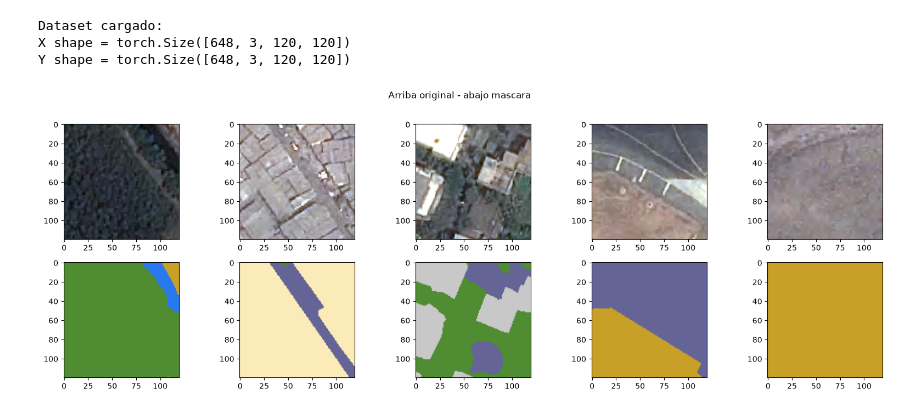
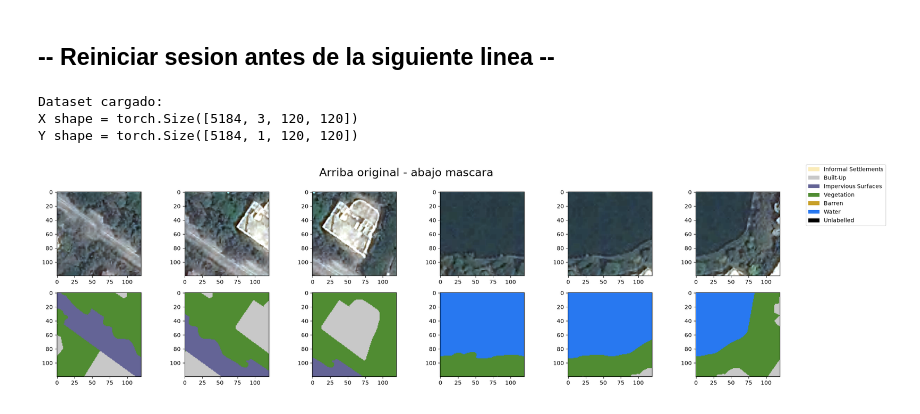
Before and after one commit to Otza02/satellite-img-segmentation, a Jupyter notebook: notebooks/analisis_explo.ipynb, the cells around one changed output. Drawn from its saved outputs; the diff is of its cells as text; code cells hidden in the pictures.

```diff
--- a/notebooks/analisis_explo.ipynb
+++ b/notebooks/analisis_explo.ipynb
@@ -2,0 +5,2 @@
+# %% [markdown]
+## -- Reiniciar sesion antes de la siguiente linea --
@@ -8,20 +21,34 @@ import numpy as np
 # %%
-data = load_data("test", "../data")
+data = load_data("train", "../data/processed")
 # %% [output]
 Dataset cargado:
-X shape = torch.Size([648, 3, 120, 120])
-Y shape = torch.Size([648, 3, 120, 120])
+X shape = torch.Size([5184, 3, 120, 120])
+Y shape = torch.Size([5184, 1, 120, 120])
 # %%
-def show_img_mask(data: SatelliteData, n: int = 3):
+def show_img_mask(data: SatelliteData, n: int = 3, start: int = 0):
     fig, ax = plt.subplots(2, n, figsize=(4 * n, 6))
-    for i in range(n):
-        x, y = data[np.random.randint(0, len(data))]
+    for i, img_idx in enumerate(range(start, start + n)):
+        # x, y = data[np.random.randint(0, len(data))]
+        x, y = data[img_idx]
         ax[0, i].imshow(x.permute(1, 2, 0) / 255)
-        ax[1, i].imshow(y.permute(1, 2, 0) / 255)
-    fig.suptitle("Arriba original - abajo mascara")
+        # ax[1, i].imshow(y.permute(1, 2, 0) / 255)
+        ax[1, i].imshow(Tokenizer.id2color(y).permute(1, 2, 0) / 255)
+
+    handles = [
+        Patch(
+            facecolor=np.array(color) / 255, # type: ignore
+            label=Tokenizer.id2name(idx),
+        )
+        for idx, color in IDX2COLOR.items()
+    ]
+    fig.legend(
+        handles=handles,
+        # loc="center right",
+        # bbox_to_anchor=(1.15, 0.5)
+    )
+    fig.suptitle("Arriba original - abajo mascara", size=20)
     return fig, ax
 
-
-show_img_mask(data, 5)
+show_img_mask(data, 6, 300);
 # %% [output]
-[figure, old version]
+[figure, new version]
```
Also changed, not shown: parts of 7 cells of this notebook.
